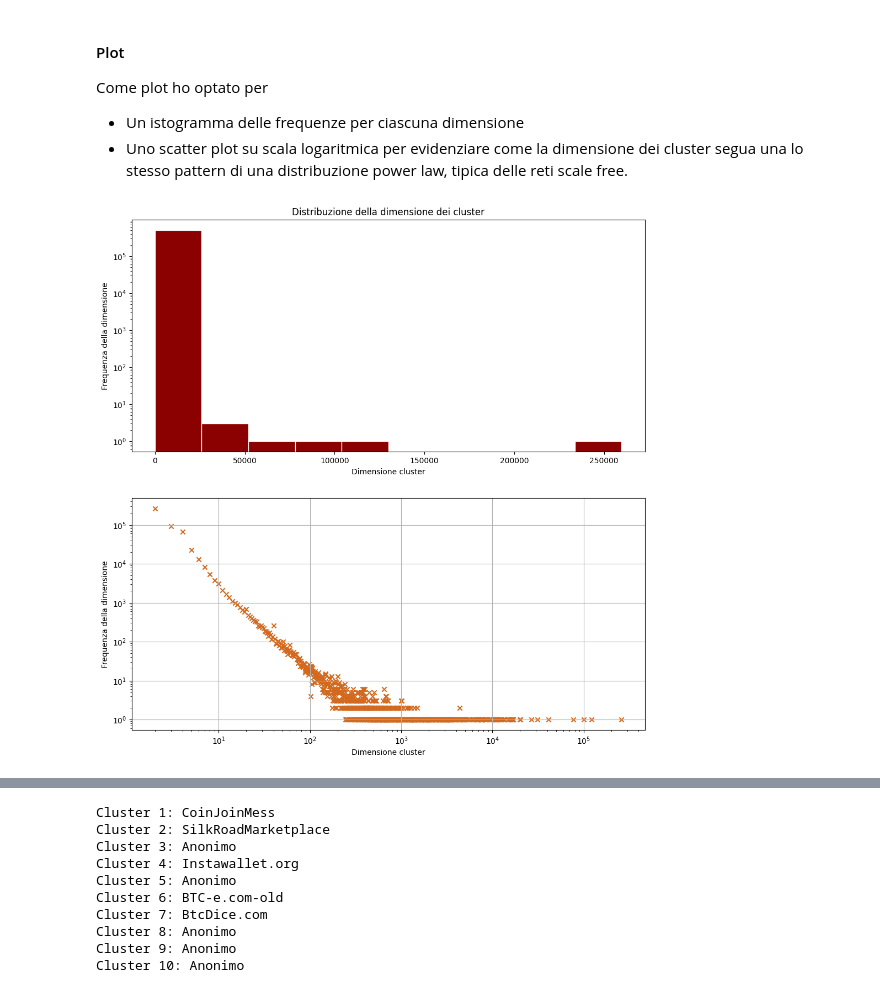
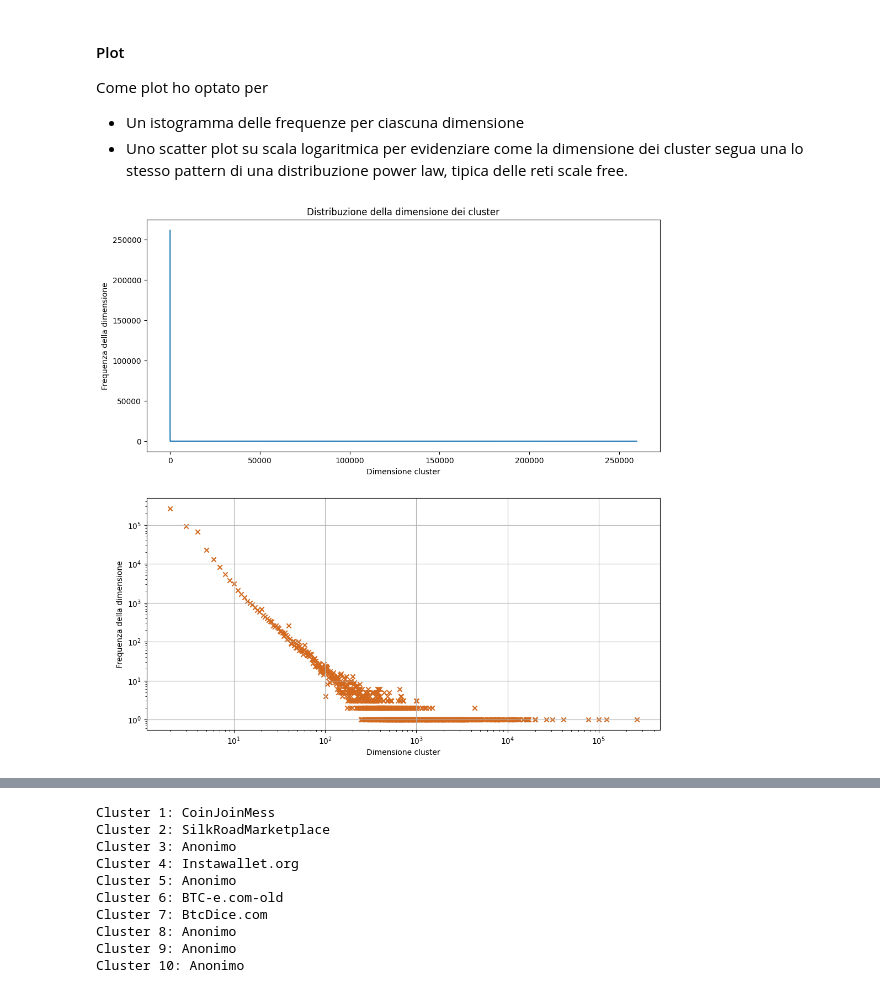
Before and after one commit to FedericoBustaffa/crafty, a Jupyter notebook: notebook.ipynb, the cells around one changed output, grey strips where cells are left out. Drawn from its saved outputs; the diff is of its cells as text; code cells hidden in the pictures.

```diff
--- a/notebook.ipynb
+++ b/notebook.ipynb
@@ -665,30 +665,32 @@ Come plot ho optato per
   segua una lo stesso pattern di una distribuzione power law, tipica delle reti scale
   free.
 # %%
-fig, (ax1, ax2) = plt.subplots(2, 1, figsize=(12, 12))
-
-ax1.hist(cluster_sizes, ec="w", color="darkred")
-ax1.set_title("Distribuzione della dimensione dei cluster")
-ax1.set_xlabel("Dimensione cluster")
-ax1.set_ylabel("Frequenza della dimensione")
-ax1.set_yscale("log")
-
 cluster_sizes_count = {cs: 0 for cs in cluster_sizes}
 for cs in cluster_sizes:
     cluster_sizes_count[cs] += 1
 
 data = list(zip(*[(k, cluster_sizes_count[k]) for k in cluster_sizes_count.keys()]))
+
+fig, (ax1, ax2) = plt.subplots(2, 1, figsize=(12, 12))
+
+# ax1.hist(cluster_sizes, ec="w", color="darkred")
+ax1.plot(list(data[0]), list(data[1]))
+ax1.set_title("Distribuzione della dimensione dei cluster")
+ax1.set_xlabel("Dimensione cluster")
+ax1.set_ylabel("Frequenza della dimensione")
+# ax1.set_yscale("log")
+
 
 ax2.scatter(list(data[0]), list(data[1]), marker="x", c="chocolate")
 ax2.set_xlabel("Dimensione cluster")
 ax2.set_ylabel("Frequenza della dimensione")
 ax2.set_xscale("log")
 ax2.set_yscale("log")
 ax2.grid()
 
 plt.show()
 # %% [output]
-[figure, old version]
+[figure, new version]
 # %% [markdown]
 ## Deanonimizzazione
 
```
